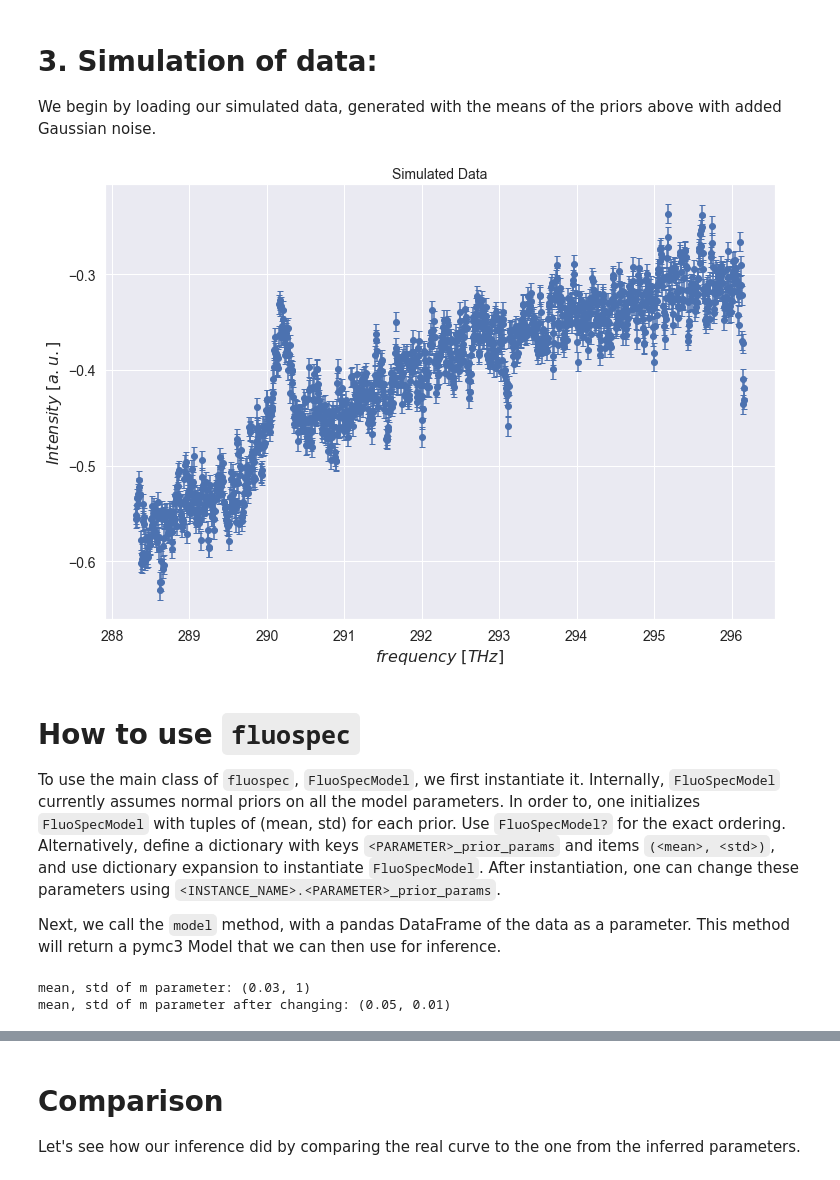
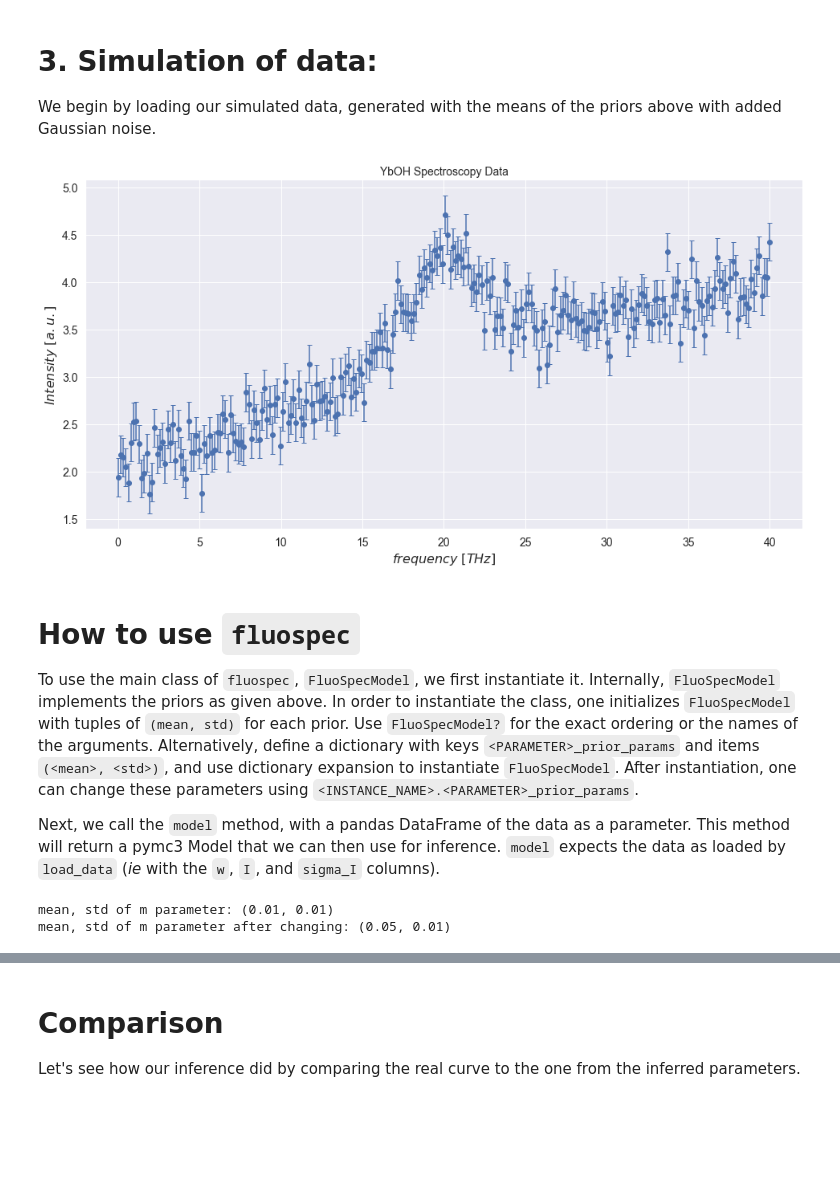
Before and after one commit to phys201/FluorescenceSpectroscopy, a Jupyter notebook: documentation.ipynb, the cells around one changed output, grey strips where cells are left out. Saved outputs shown, nothing was run; the diff lists cells and outputs as text; code cells hidden in the pictures; blank space fills up the shorter version.

```diff
--- a/documentation.ipynb
+++ b/documentation.ipynb
@@ -84,25 +74,33 @@ sigma_I = real_data['Uncertainty']
+# %%
+# load simulated data from pickle or csv
+sim_data = load_data(Path('./fluospec/sim_data/fluospec_sim_data.pkl'))
+
+# define some more data vectors for convenience
+sim_w = sim_data.w
+sim_I = sim_data.I
+sim_sigma_I = sim_data.sigma_I
 # %%
-plt.figure(figsize=(12,8))
-plt.errorbar(w, I, yerr=sigma_I, fmt='o', capsize=3)
+plt.figure(figsize=(16, 8))
+plt.errorbar(sim_w, sim_I, yerr=sim_sigma_I, fmt='o', capsize=3)
 plt.xlabel('$frequency \ [THz]$')
 plt.ylabel('$Intensity \ [a.u.]$')
-plt.title('Simulated Data');
+plt.title('YbOH Spectroscopy Data');
 # %% [output]
-[figure, old version]
+[figure, new version]
 # %% [markdown]
 # How to use `fluospec`
 
-To use the main class of `fluospec`, `FluoSpecModel`, we first instantiate it. Internally, `FluoSpecModel` currently assumes normal priors on all the model parameters. In order to, one initializes `FluoSpecModel` with tuples of (mean, std) for each prior. Use `FluoSpecModel?` for the exact ordering. Alternatively, define a dictionary with keys `<PARAMETER>_prior_params` and items `(<mean>, <std>)`, and use dictionary expansion to instantiate `FluoSpecModel`. After instantiation, one can change these parameters using `<INSTANCE_NAME>.<PARAMETER>_prior_params`.
+To use the main class of `fluospec`, `FluoSpecModel`, we first instantiate it. Internally, `FluoSpecModel` implements the priors as given above. In order to instantiate the class, one initializes `FluoSpecModel` with tuples of `(mean, std)` for each prior. Use `FluoSpecModel?` for the exact ordering or the names of the arguments. Alternatively, define a dictionary with keys `<PARAMETER>_prior_params` and items `(<mean>, <std>)`, and use dictionary expansion to instantiate `FluoSpecModel`. After instantiation, one can change these parameters using `<INSTANCE_NAME>.<PARAMETER>_prior_params`.
 
-Next, we call the `model` method, with a pandas DataFrame of the data as a parameter. This method will return a pymc3 Model that we can then use for inference.
+Next, we call the `model` method, with a pandas DataFrame of the data as a parameter. This method will return a pymc3 Model that we can then use for inference. `model` expects the data as loaded by `load_data` (*ie* with the `w`, `I`, and `sigma_I` columns).
 # %%
 model_prior_params = {
-                      'A_prior_params': (0.2, 0.1),
-                      'w0_prior_params': (290.2, 10),
-                      'gamma_prior_params': (0.5, 0.1),
-                      'intensity_ratio_prior_params': (.1, .1),
-                      'm_prior_params': (0.03, 1),
-                      'b_prior_params': (-15, 1),
+                      'A_prior_params': (2, 1),
+                      'w0_prior_params': (20, 4),
+                      'gamma_prior_params': (5, 1),
+                      'intensity_ratio_prior_params': (.5, .1),
+                      'm_prior_params': (.01, .01),
+                      'b_prior_params': (2, .04),
                       }
 
 fluospec_model_instance = FluoSpecModel(**model_prior_params)
@@ -114,6 +112,6 @@ print(f"mean, std of m parameter: {fluospec_model_instance.m_prior_params}")
 fluospec_model_instance.m_prior_params = (.05, .01)
 print(f"mean, std of m parameter after changing: {fluospec_model_instance.m_prior_params}")
 # %% [output]
-mean, std of m parameter: (0.03, 1)
+mean, std of m parameter: (0.01, 0.01)
 mean, std of m parameter after changing: (0.05, 0.01)
 # %%
```
Also changed, not shown: parts of 18 cells of this notebook.
